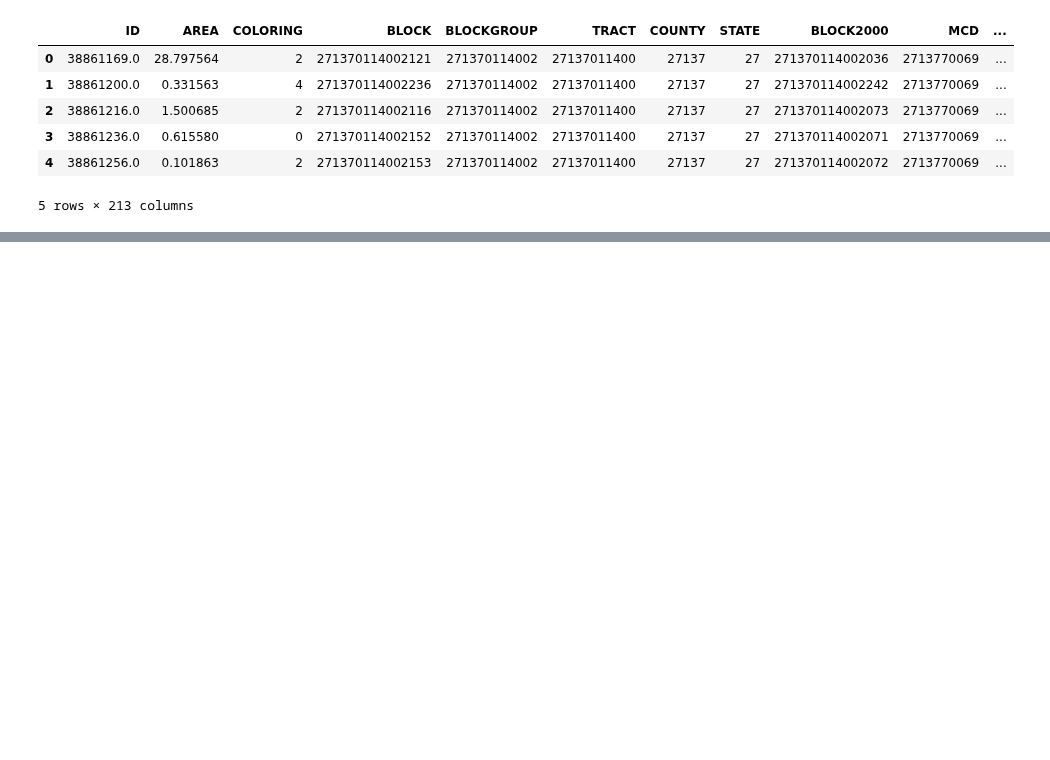
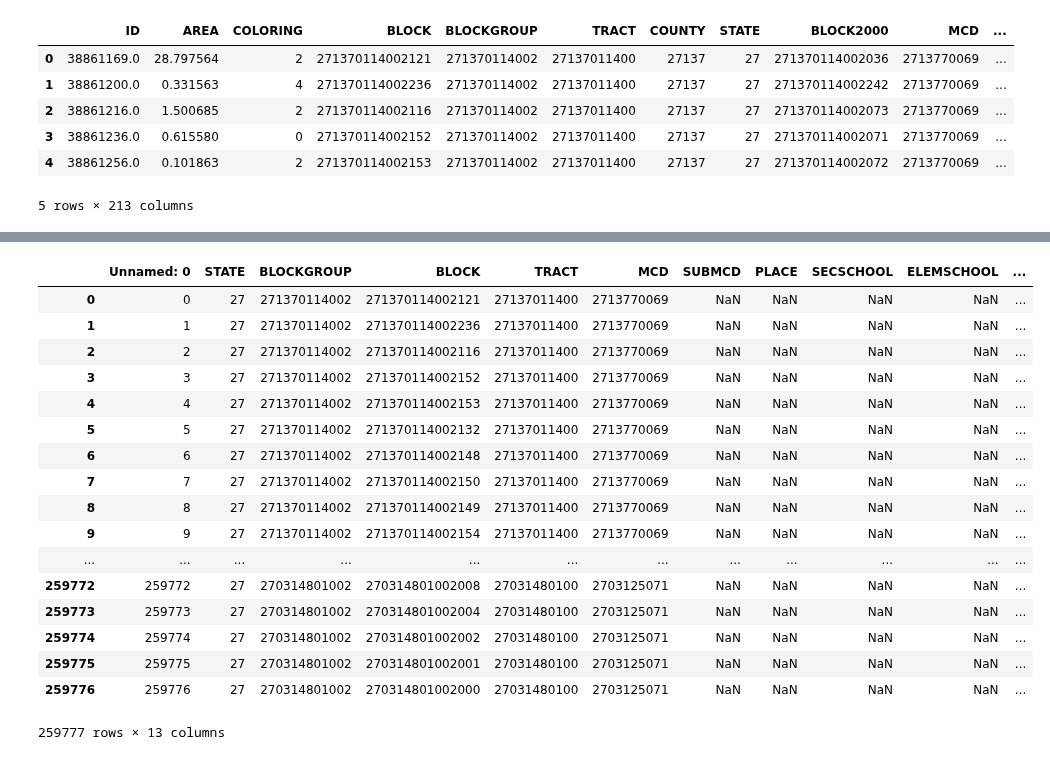
Before and after one commit to alvern/Group_Project_Grad_Rates, a Jupyter notebook: census_blocks.ipynb, the cells around one changed output, grey strips where cells are left out. Saved outputs shown, nothing was run; the diff lists cells and outputs as text; code cells hidden in the pictures; blank space fills up the shorter version.

Commit message:
adding census info

```diff
--- a/census_blocks.ipynb
+++ b/census_blocks.ipynb
@@ -27,0 +78,24 @@ plt.savefig('census.png')
+# %%
+check_path = "Resources/census_subset.csv"
+check = pd.read_csv(check_path)
+# %%
+check
+# %% [output]
+|  | Unnamed: 0 | STATE | BLOCKGROUP | BLOCK | TRACT | MCD | SUBMCD | PLACE | SECSCHOOL | ELEMSCHOOL | ... |
+| 0 | 0 | 27 | 271370114002 | 271370114002121 | 27137011400 | 2713770069 | NaN | NaN | NaN | NaN | ... |
+| 1 | 1 | 27 | 271370114002 | 271370114002236 | 27137011400 | 2713770069 | NaN | NaN | NaN | NaN | ... |
+| 2 | 2 | 27 | 271370114002 | 271370114002116 | 27137011400 | 2713770069 | NaN | NaN | NaN | NaN | ... |
+| 3 | 3 | 27 | 271370114002 | 271370114002152 | 27137011400 | 2713770069 | NaN | NaN | NaN | NaN | ... |
+| 4 | 4 | 27 | 271370114002 | 271370114002153 | 27137011400 | 2713770069 | NaN | NaN | NaN | NaN | ... |
+| 5 | 5 | 27 | 271370114002 | 271370114002132 | 27137011400 | 2713770069 | NaN | NaN | NaN | NaN | ... |
+| 6 | 6 | 27 | 271370114002 | 271370114002148 | 27137011400 | 2713770069 | NaN | NaN | NaN | NaN | ... |
+| 7 | 7 | 27 | 271370114002 | 271370114002150 | 27137011400 | 2713770069 | NaN | NaN | NaN | NaN | ... |
+| 8 | 8 | 27 | 271370114002 | 271370114002149 | 27137011400 | 2713770069 | NaN | NaN | NaN | NaN | ... |
+| 9 | 9 | 27 | 271370114002 | 271370114002154 | 27137011400 | 2713770069 | NaN | NaN | NaN | NaN | ... |
+| ... | ... | ... | ... | ... | ... | ... | ... | ... | ... | ... | ... |
+| 259772 | 259772 | 27 | 270314801002 | 270314801002008 | 27031480100 | 2703125071 | NaN | NaN | NaN | NaN | ... |
+| 259773 | 259773 | 27 | 270314801002 | 270314801002004 | 27031480100 | 2703125071 | NaN | NaN | NaN | NaN | ... |
+| 259774 | 259774 | 27 | 270314801002 | 270314801002002 | 27031480100 | 2703125071 | NaN | NaN | NaN | NaN | ... |
+| 259775 | 259775 | 27 | 270314801002 | 270314801002001 | 27031480100 | 2703125071 | NaN | NaN | NaN | NaN | ... |
+| 259776 | 259776 | 27 | 270314801002 | 270314801002000 | 27031480100 | 2703125071 | NaN | NaN | NaN | NaN | ... |
+259777 rows × 13 columns
```
Also changed, not shown: parts of 12 cells of this notebook, 3 other files.
